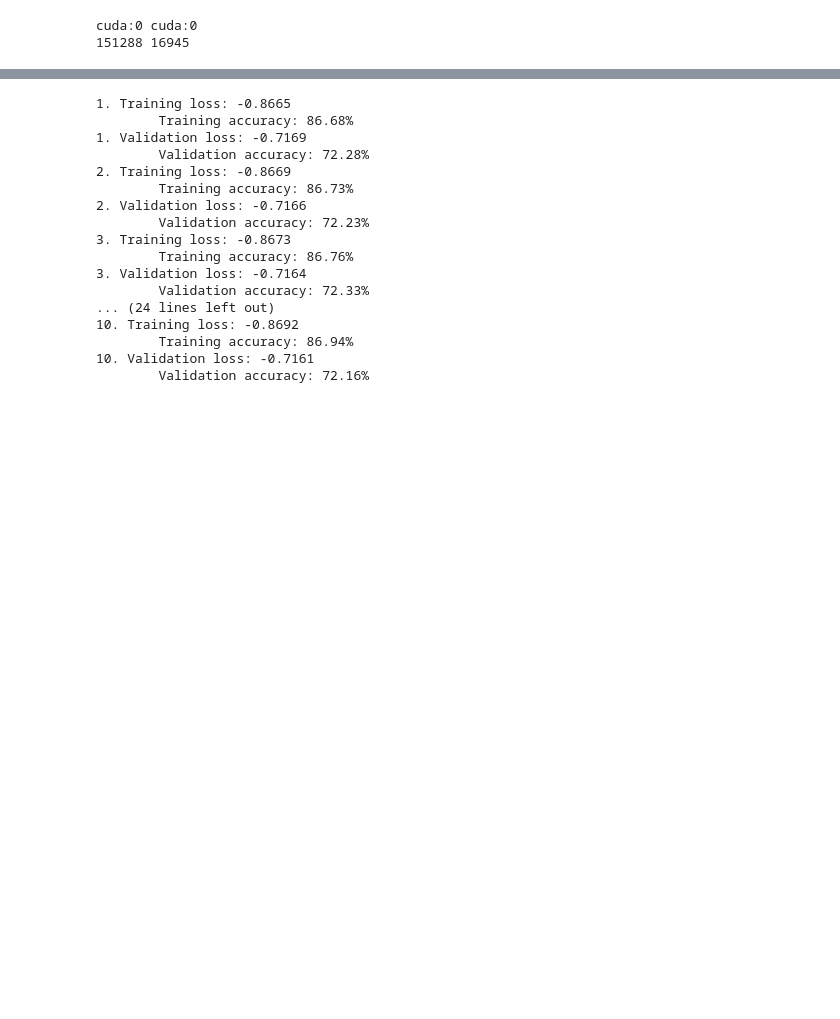
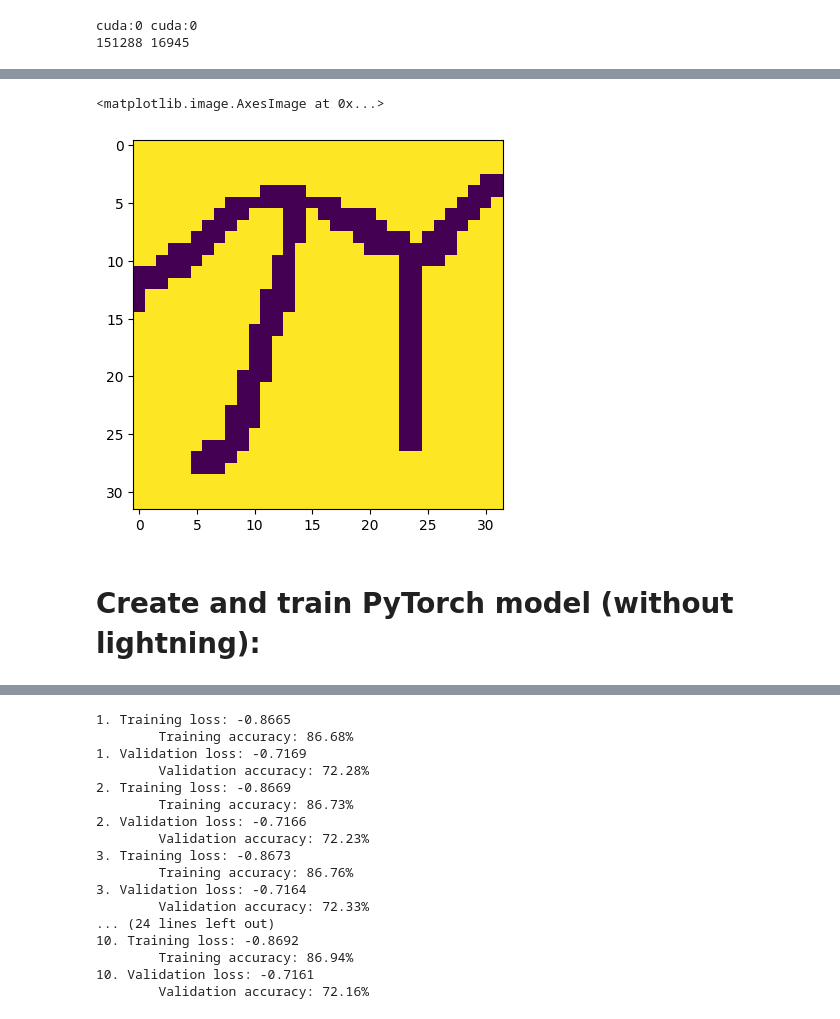
Before and after one commit to AntonioRochaAZ/CNN-Project, a Jupyter notebook: CNNProject-Colab.ipynb, the cells around one changed output, grey strips where cells are left out. Cells and saved outputs as stored; diff of their text form; code cells hidden in the pictures; blank space fills up the shorter version.

```diff
--- a/CNNProject-Colab.ipynb
+++ b/CNNProject-Colab.ipynb
@@ -41,2 +39,11 @@ cuda:0 cuda:0
+# %%
+# Visualize an entry of the dataset:
+import matplotlib.pyplot as plt
+plt.imshow(tds[500][0].view(32, 32).cpu().numpy())
+# %% [output]
+<matplotlib.image.AxesImage at 0x...>
+[figure, added]
+# %% [markdown]
+# Create and train PyTorch model (without lightning):
 # %%
 from training import *
```
Also changed, not shown: parts of 11 cells of this notebook, 9 other files.
